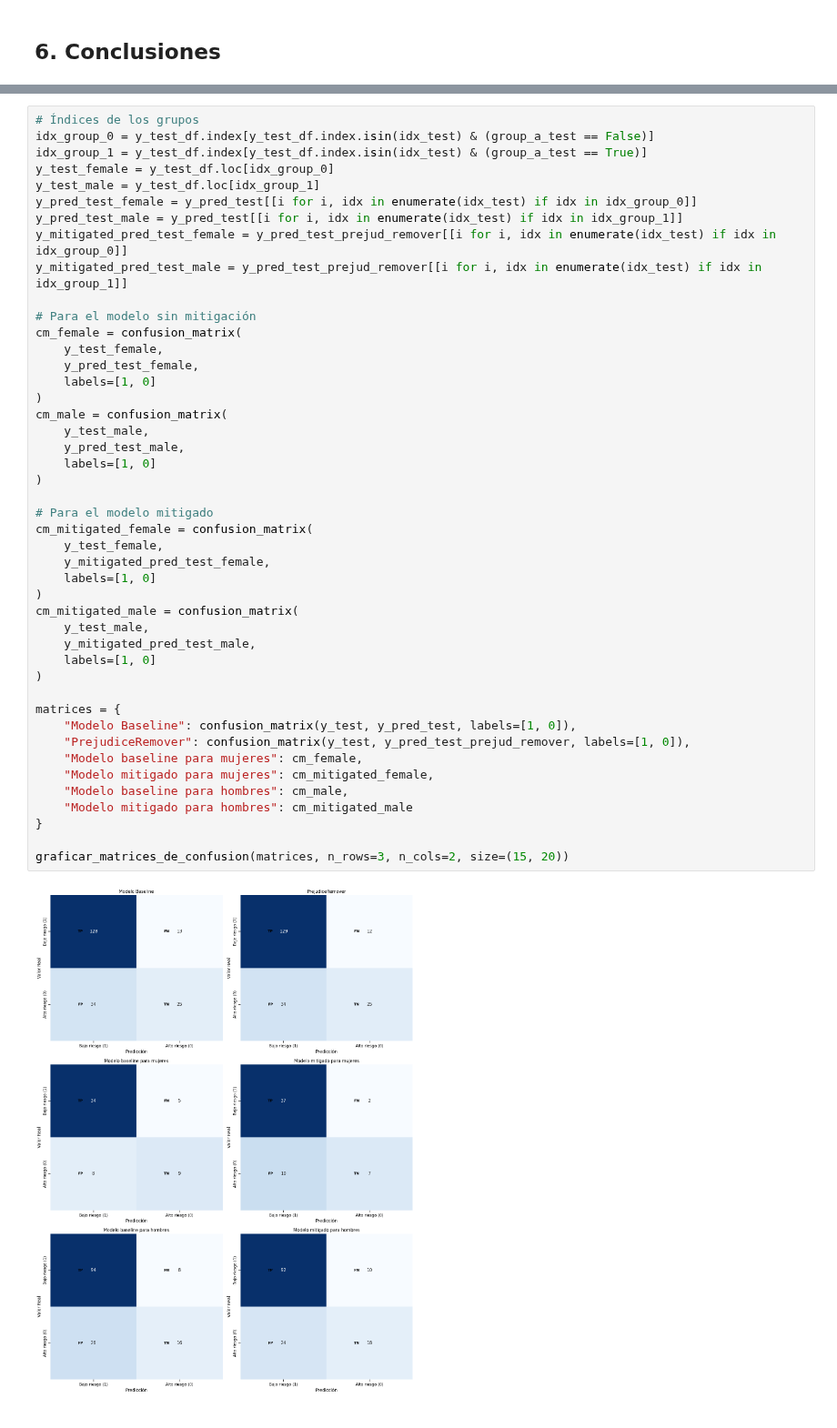
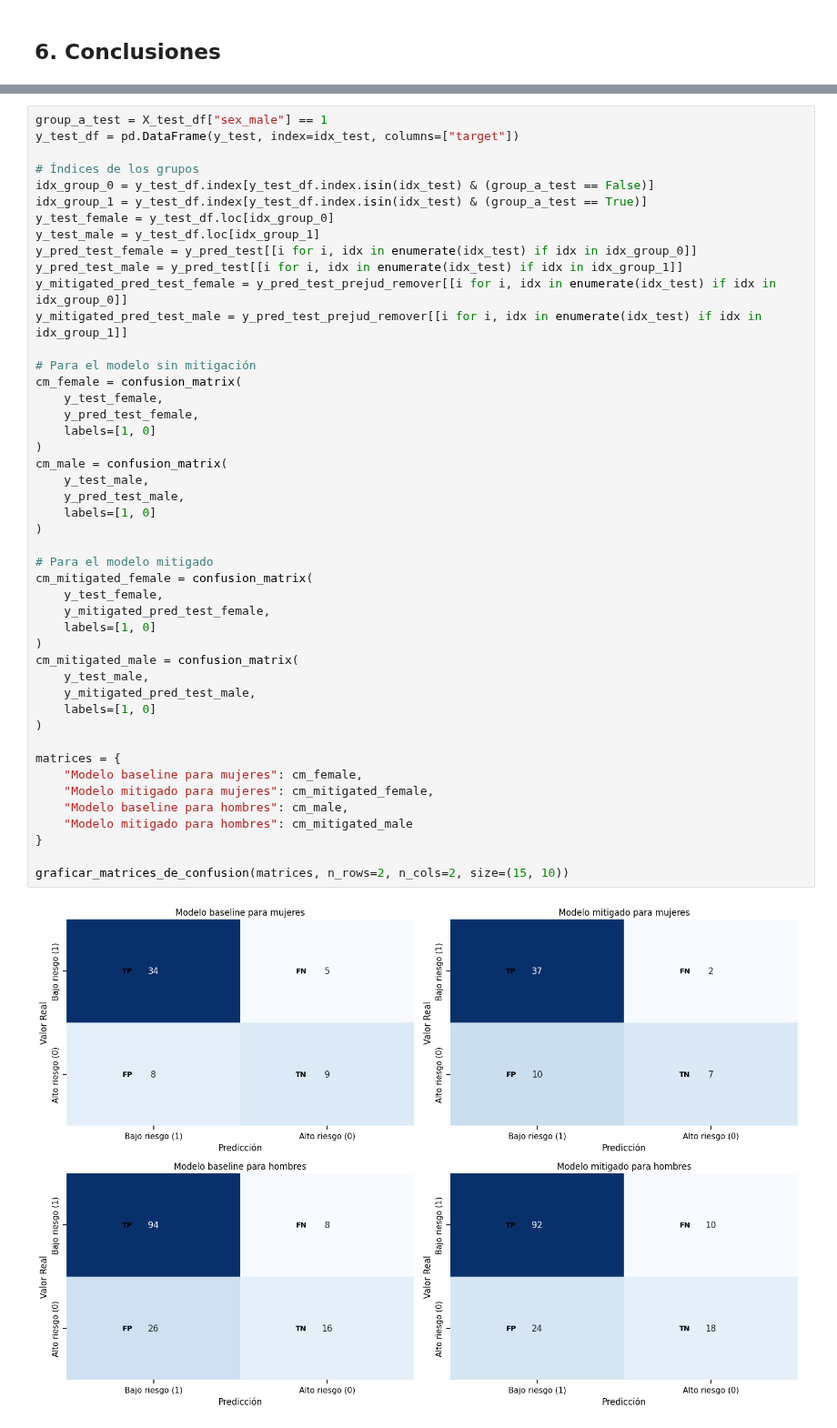
Before and after one commit to Gerardo1909/tpfinal_equidad, a Jupyter notebook: tp_final_fairness_ML/notebooks/main.ipynb, the cells around one changed output, grey strips where cells are left out. Shown at 91% size. Saved outputs shown, nothing was run; the diff lists cells and outputs as text.

```diff
--- a/tp_final_fairness_ML/notebooks/main.ipynb
+++ b/tp_final_fairness_ML/notebooks/main.ipynb
@@ -1454,4 +1483,7 @@ y_test_df = pd.DataFrame(y_test, index=idx_test, columns=["target"])
 # %%
+group_a_test = X_test_df["sex_male"] == 1
+y_test_df = pd.DataFrame(y_test, index=idx_test, columns=["target"])
+
 # Índices de los grupos
 idx_group_0 = y_test_df.index[y_test_df.index.isin(idx_test) & (group_a_test == False)]
 idx_group_1 = y_test_df.index[y_test_df.index.isin(idx_test) & (group_a_test == True)]
@@ -1467,34 +1499,32 @@ cm_female = confusion_matrix(
     y_test_female,
     y_pred_test_female,
     labels=[1, 0]
 )
 cm_male = confusion_matrix(
     y_test_male,
     y_pred_test_male,
     labels=[1, 0]
 )
 
 # Para el modelo mitigado
 cm_mitigated_female = confusion_matrix(
     y_test_female,
     y_mitigated_pred_test_female,
     labels=[1, 0]
 )
 cm_mitigated_male = confusion_matrix(
     y_test_male,
     y_mitigated_pred_test_male,
     labels=[1, 0]
 )
 
 matrices = {
-    "Modelo Baseline": confusion_matrix(y_test, y_pred_test, labels=[1, 0]),
-    "PrejudiceRemover": confusion_matrix(y_test, y_pred_test_prejud_remover, labels=[1, 0]),
     "Modelo baseline para mujeres": cm_female,
     "Modelo mitigado para mujeres": cm_mitigated_female,
     "Modelo baseline para hombres": cm_male,
     "Modelo mitigado para hombres": cm_mitigated_male
 }
 
-graficar_matrices_de_confusion(matrices, n_rows=3, n_cols=2, size=(15, 20))
+graficar_matrices_de_confusion(matrices, n_rows=2, n_cols=2, size=(15, 10))
 # %% [output]
-[figure, old version]
+[figure, new version]
```
Also changed, not shown: parts of 16 cells of this notebook.
